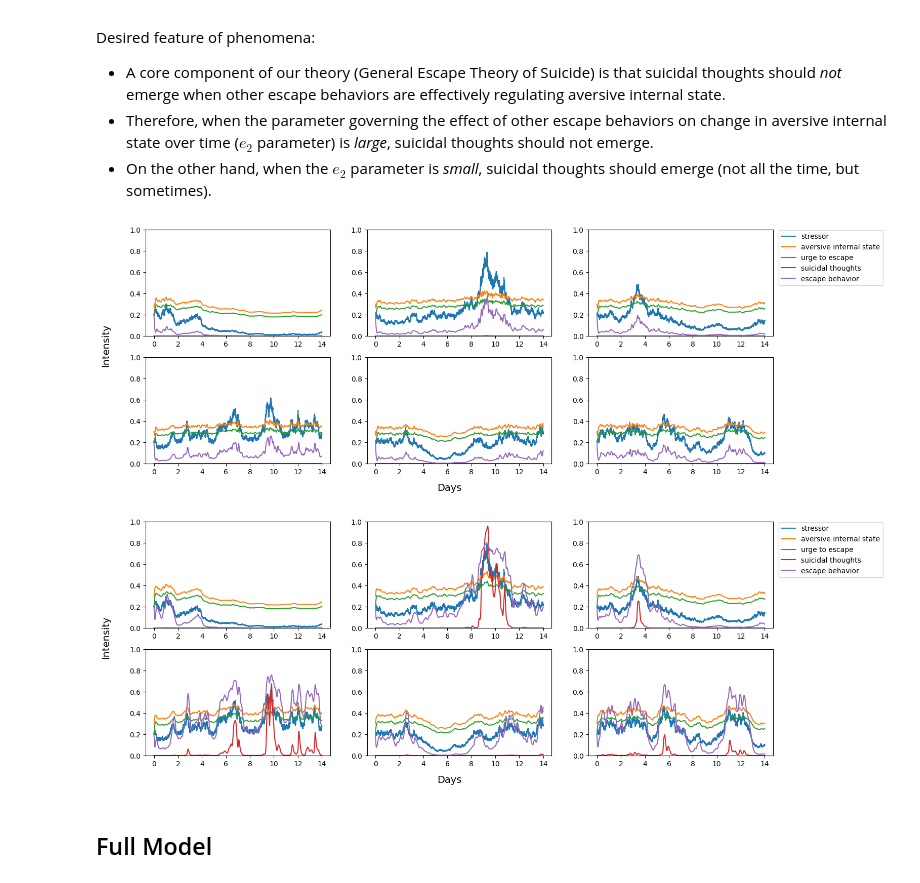
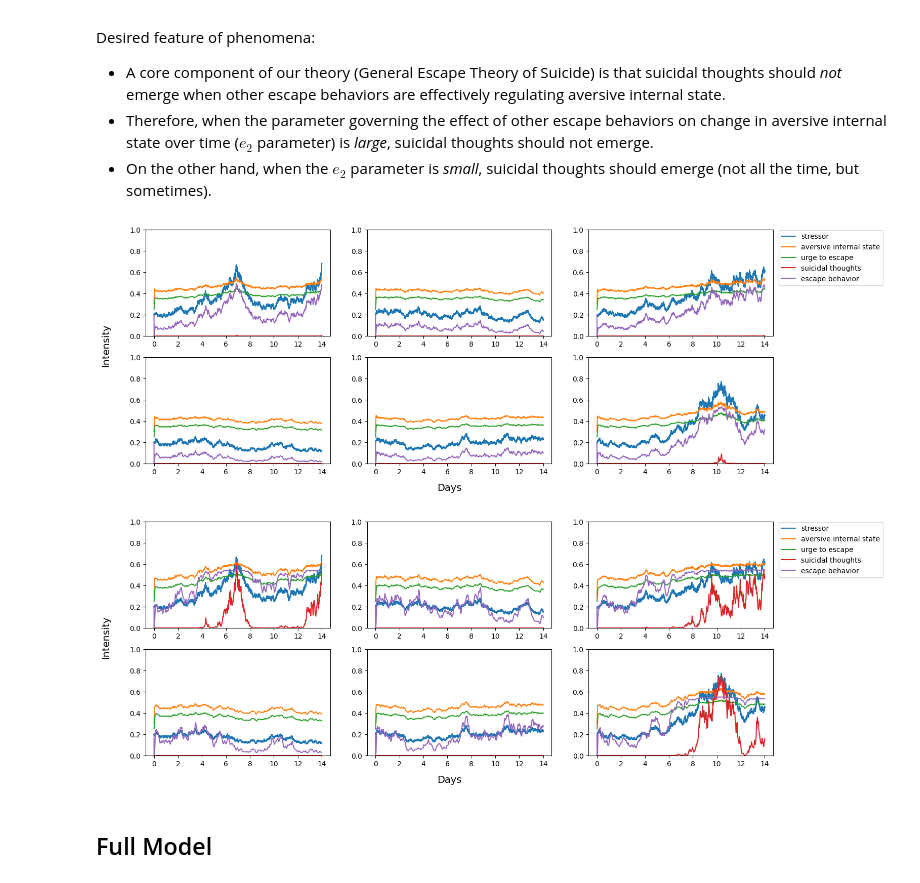
Before and after one commit to ShirleyBWang/math_model_suicide, a Jupyter notebook: suicide_model.ipynb, the cells around one changed output. Cells and saved outputs as stored; diff of their text form; code cells hidden in the pictures.

```diff
--- a/suicide_model.ipynb
+++ b/suicide_model.ipynb
@@ -75,7 +76,7 @@ def geometric_brownian(t, dt, mu, sigma, s0):
         s0: initial value
     '''
 
-    stressor = np.zeros(t)
+    stressor = np.zeros(n_steps)
     stressor[0] = s0
 
     for i in range(0, len(stressor) - 1):
@@ -194,11 +199,11 @@ Desired features of phenomena:
 # %%
 def gen_stress_av_urge(t, dt, mu, sigma, s0, A0, b2, K, a2, u0, b3, c3):
 
-    stress_av_urge = np.zeros([3, t])
+    stress_av_urge = np.zeros([3, n_steps])
     stress_av_urge[0:2, ] = gen_stress_av(t, dt, mu, sigma, s0, A0, b2, K, a2)
     stress_av_urge[2][0] = u0
 
-    for i in range(t - 1):
+    for i in range(n_steps - 1):
         stress_av_urge[2][i + 1] = dt*(-c3*stress_av_urge[2][i] + b3*stress_av_urge[1][i]) + stress_av_urge[2][i]
         if stress_av_urge[2][i + 1] < 0:
             stress_av_urge[2][i + 1] = 0
@@ -253,7 +260,7 @@ Desired features of phenomena:
 # %%
 def gen_stress_av_urge_si(t, dt, mu, sigma, s0, A0, b2, K, a2, u0, b3, c3, t0, c41, c42, d4, d2):
 
-    stress_av_urge_si = np.zeros([4, t])
+    stress_av_urge_si = np.zeros([4, n_steps])
     stress_av_urge_si[0] = geometric_brownian(t, dt, mu, sigma, s0)
     stressor = stress_av_urge_si[0]
 
@@ -265,21 +272,21 @@ def gen_stress_av_urge_si(t, dt, mu, sigma, s0, A0, b2, K, a2, u0, b3, c3, t0, c
     urge_escape[0] = u0
     sui_thoughts[0] = t0
 
-    for i in range(t - 1):
+    for i in range(n_steps - 1):
         ## aversive internal state including negative effect of suicidal thoughts
         av_state[i + 1] = av_state[i] + dt*(b2*av_state[i]*(K - av_state[i]) + a2*stressor[i] - d2*sui_thoughts[i])
-        #if av_state[i + 1] < 0:
-        #    av_state[i + 1] = 0
+        if av_state[i + 1] < 0:
+            av_state[i + 1] = 0
 
         ## urge to escape
         urge_escape[i + 1] = urge_escape[i] + dt*(-c3*urge_escape[i] + b3*av_state[i])
-        #if urge_escape[i + 1] < 0:
-        #    urge_escape[i + 1] = 0
+        if urge_escape[i + 1] < 0:
+            urge_escape[i + 1] = 0
 
         ## suicidal thoughts
         sui_thoughts[i + 1] = sui_thoughts[i] + dt*(-d4*sui_thoughts[i] + (1 / (1 + np.exp(-c41 * (urge_escape[i] - c42)))))
-        #if sui_thoughts[i + 1] < 0:
-        #    sui_thoughts[i + 1] = 0
+        if sui_thoughts[i + 1] < 0:
+            sui_thoughts[i + 1] = 0
 
     return(stress_av_urge_si)
 # %%
@@ -337,7 +346,7 @@ Desired feature of phenomena:
 # %%
 def gen_stress_av_urge_si_other(t, dt, mu, sigma, s0, A0, b2, K, a2, u0, b3, c3, t0, c41, c42, d4, d2, o0, e5, c51, c52, e2):
 
-    stress_av_urge_si_oth = np.zeros([5, t])
+    stress_av_urge_si_oth = np.zeros([5, n_steps])
     stress_av_urge_si_oth[0] = geometric_brownian(t, dt, mu, sigma, s0)
     stressor = stress_av_urge_si_oth[0]
 
@@ -351,7 +360,7 @@ def gen_stress_av_urge_si_other(t, dt, mu, sigma, s0, A0, b2, K, a2, u0, b3, c3,
     sui_thoughts[0] = t0
     other_escape[0] = o0
 
-    for i in range(t - 1):
+    for i in range(n_steps - 1):
         ## aversive internal state including negative effect of suicidal thoughts
         av_state[i + 1] = av_state[i] + dt*(b2*av_state[i]*(K - av_state[i]) + a2*stressor[i] - d2*sui_thoughts[i] - e2*other_escape[i])
         if av_state[i + 1] < 0:
@@ -374,72 +383,76 @@ def gen_stress_av_urge_si_other(t, dt, mu, sigma, s0, A0, b2, K, a2, u0, b3, c3,
 
     return(stress_av_urge_si_oth)
 # %%
-np.random.seed(500)
+np.random.seed(1950)
 
 # stressors
 s0 = 0.2
-sigma = 0.1
-mu = (sigma**2) / 2
+sigma = 0.006
+mu = (sigma ** 2) / 2
 
 # av state params
-A0, b2, K, a2 = 0.3, 3, 0.2, 1
+A0, b2, K, a2 = 0.3, 0.03, 0.15, 0.025
 
 # urge to escape params
-u0, b3, c3 = 0.2, 2.5, 3
+u0, b3, c3 = 0.25, 0.025, 0.03
 
 # suicidal thoughts params
-t0, c41, c42, d4, d2 = 0, 100, 0.4, 1, 0.2
+t0, c41, c42, d4, d2 = 0, 100, 0.5, 1.2, 0.01
 
 # other escape params
-o0, e5, c51, c52, e2 = 0.2, 1.2, 40, 0.35, 1.4
+o0, c51, c52, e5, e2 = 0.2, 40, 0.4, 1.8, 0.02
 
 fig, ax = plt.subplots(2, 3, figsize=(fig_width,fig_height), sharey = False)
 ax = ax.ravel()
+x_days = (np.arange(n_steps) * dt) / 1440.0
+
 for i in range(6):
     stress_av_urge_si_other = gen_stress_av_urge_si_other(t = t, dt = dt, mu = mu, sigma = sigma, s0 = s0,
                                                           A0 = A0, b2 = b2, K = K, a2 = a2, u0 = u0, b3 = b3, c3 = c3,
                                                           t0 = t0, c41 = c41, c42 = c42, d4 = d4, d2 = d2,
                                                           o0 = o0, e5 = e5, c51 = c51, c52 = c52, e2 = e2)
-    ax[i].plot((np.arange(t)/1440), stress_av_urge_si_other[0], label = 'stressor')
-    ax[i].plot((np.arange(t)/1440), stress_av_urge_si_other[1], label = 'aversive internal state')
-    ax[i].plot((np.arange(t)/1440), stress_av_urge_si_other[2], label = 'urge to escape')
-    ax[i].plot((np.arange(t)/1440), stress_av_urge_si_other[3], label = 'suicidal thoughts')
-    ax[i].plot((np.arange(t)/1440), stress_av_urge_si_other[4], label = 'escape behavior')
+    ax[i].plot(x_days, stress_av_urge_si_other[0], label = 'stressor')
+    ax[i].plot(x_days, stress_av_urge_si_other[1], label = 'aversive internal state')
+    ax[i].plot(x_days, stress_av_urge_si_other[2], label = 'urge to escape')
+    ax[i].plot(x_days, stress_av_urge_si_other[3], label = 'suicidal thoughts')
+    ax[i].plot(x_days, stress_av_urge_si_other[4], label = 'escape behavior')
     ax[i].set_ylim([0, 1])
     if i == 0:
         fig.legend(bbox_to_anchor=(1.04, 0.89), fontsize = legend_size)
 fig.text(0.5, 0.02, 'Days', ha='center', fontsize =  axis_size)
 fig.text(0.07, 0.5, 'Intensity', va='center', rotation='vertical', fontsize = axis_size)
-#plt.savefig("figures/for_paper/stressor_av_urge_sui_oth_eff.png", dpi = 300, transparent = True, bbox_inches='tight')
+plt.savefig("figs/otherescape_effective.png", dpi = 300, transparent = True, bbox_inches='tight')
 plt.show()
 # %% [output]
-[figure, old version]
+[figure, new version]
 # %%
-np.random.seed(500)
+np.random.seed(1950)
 
-e2 = 0.05
+e2 = 0.004
 
 fig, ax = plt.subplots(2, 3, figsize=(fig_width,fig_height), sharey = False)
 ax = ax.ravel()
+x_days = (np.arange(n_steps) * dt) / 1440.0
+
 for i in range(6):
     stress_av_urge_si_other = gen_stress_av_urge_si_other(t = t, dt = dt, mu = mu, sigma = sigma, s0 = s0,
                                                           A0 = A0, b2 = b2, K = K, a2 = a2, u0 = u0, b3 = b3, c3 = c3,
                                                           t0 = t0, c41 = c41, c42 = c42, d4 = d4, d2 = d2,
                                                           o0 = o0, e5 = e5, c51 = c51, c52 = c52, e2 = e2)
-    ax[i].plot((np.arange(t)/1440), stress_av_urge_si_other[0], label = 'stressor')
-    ax[i].plot((np.arange(t)/1440), stress_av_urge_si_other[1], label = 'aversive internal state')
-    ax[i].plot((np.arange(t)/1440), stress_av_urge_si_other[2], label = 'urge to escape')
-    ax[i].plot((np.arange(t)/1440), stress_av_urge_si_other[3], label = 'suicidal thoughts')
-    ax[i].plot((np.arange(t)/1440), stress_av_urge_si_other[4], label = 'escape behavior')
+    ax[i].plot(x_days, stress_av_urge_si_other[0], label = 'stressor')
+    ax[i].plot(x_days, stress_av_urge_si_other[1], label = 'aversive internal state')
+    ax[i].plot(x_days, stress_av_urge_si_other[2], label = 'urge to escape')
+    ax[i].plot(x_days, stress_av_urge_si_other[3], label = 'suicidal thoughts')
+    ax[i].plot(x_days, stress_av_urge_si_other[4], label = 'escape behavior')
     ax[i].set_ylim([0, 1])
     if i == 0:
         fig.legend(bbox_to_anchor=(1.04, 0.89), fontsize = legend_size)
 fig.text(0.5, 0.02, 'Days', ha='center', fontsize =  axis_size)
 fig.text(0.07, 0.5, 'Intensity', va='center', rotation='vertical', fontsize = axis_size)
-#plt.savefig("figures/for_paper/stressor_av_urge_sui_oth_not_eff.png", dpi = 300, transparent = True, bbox_inches='tight')
+plt.savefig("figs/otherescape_noteffective.png", dpi = 300, transparent = True, bbox_inches='tight')
 plt.show()
 # %% [output]
-[figure, old version]
+[figure, new version]
 # %% [markdown]
 ## Full Model
 # %%
```
Also changed, not shown: parts of 12 cells of this notebook.
